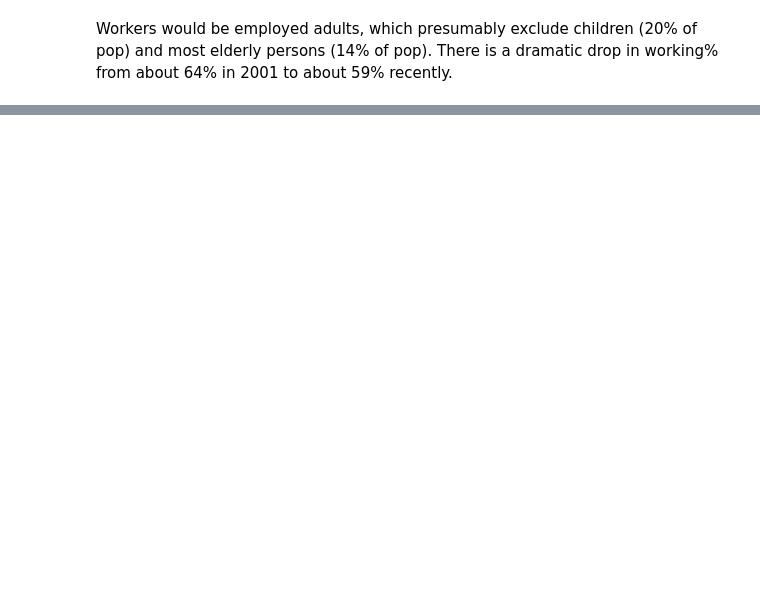
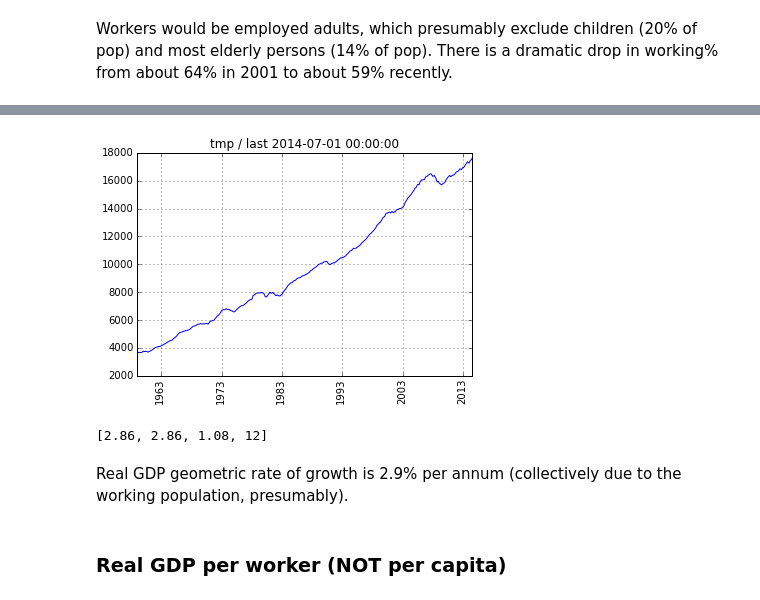
Before and after one commit to rsvp/fecon235, a Jupyter notebook: nb/fred-gdp-wage.ipynb, the cells around one changed output, grey strips where cells are left out. Drawn from its saved outputs; the diff is of its cells as text; code cells hidden in the pictures; blank space fills up the shorter version.

```diff
--- a/nb/fred-gdp-wage.ipynb
+++ b/nb/fred-gdp-wage.ipynb
@@ -160,0 +113,21 @@ Real GDP is currently based on 2009 dollars, but with our own deflator we can us
+# %%
+#  REAL GDP in billions:
+gdp = getfred( m4gdpus )
+#  The release cycle is quarterly, but we resample to monthly,
+#  in order to sync with the deflator.
+
+gdpr = todf( defl * gdp )
+#  We do NOT use m4gdpusr directly because that is in 2009 dollars!
+#  Our deflator always uses current dollars.
+# %%
+plotfred( gdpr )
+# %% [output]
+[figure, added]
+# %%
+georet( gdpr, 12 )
+# %% [output]
+[2.86, 2.86, 1.08, 12]
+# %% [markdown]
+Real GDP geometric rate of growth is 2.9% per annum (collectively due to the working population, presumably).
+# %% [markdown]
+### Real GDP per worker (NOT per capita)
```
Also changed, not shown: parts of 92 cells of this notebook, 2 other files.
